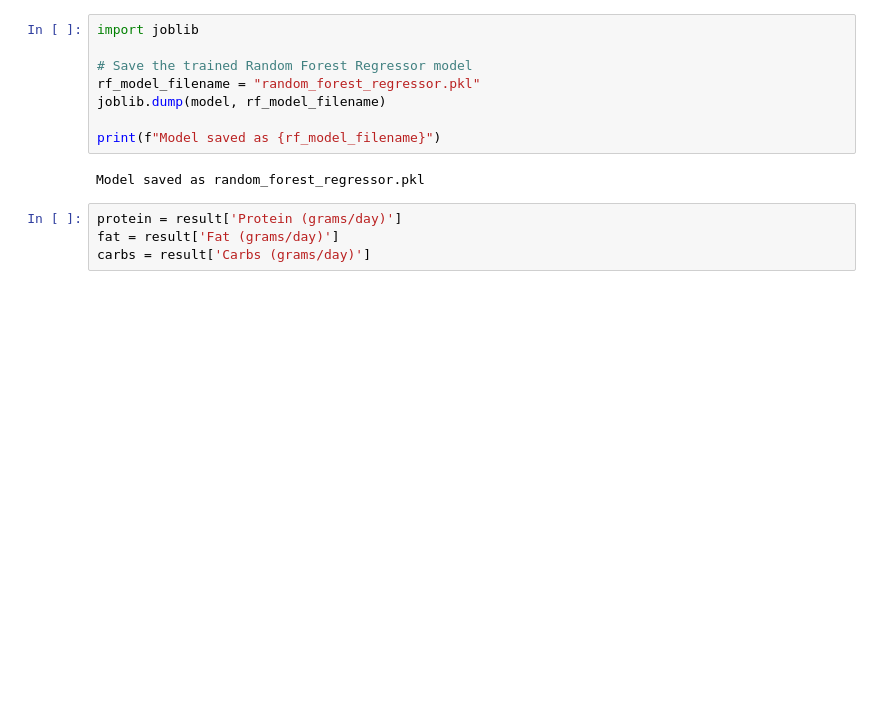
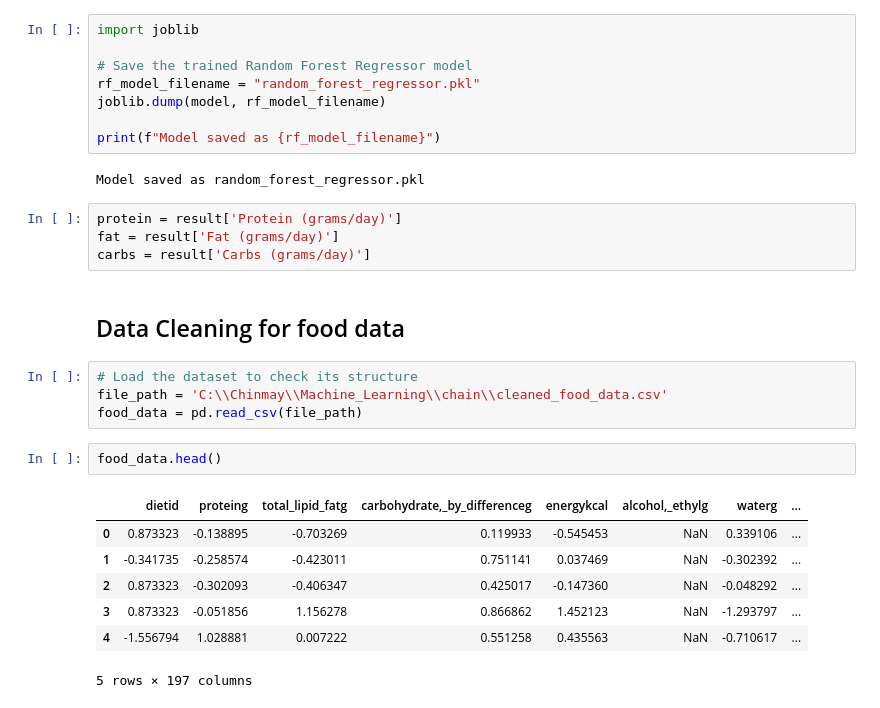
Before and after one commit to Anubhavkumarkanth/Dietbot_For_Athletes, a Jupyter notebook: maincode.ipynb, the cells around one changed output. Saved outputs shown, nothing was run; the diff lists cells and outputs as text; blank space fills up the shorter version.

Commit message:
Load and inspect the food data

```diff
--- a/maincode.ipynb
+++ b/maincode.ipynb
@@ -238,3 +238,19 @@ Model saved as random_forest_regressor.pkl
 protein = result['Protein (grams/day)']
 fat = result['Fat (grams/day)']
 carbs = result['Carbs (grams/day)']
+# %% [markdown]
+## Data Cleaning for food data
+# %%
+# Load the dataset to check its structure
+file_path = 'C:\\Chinmay\\Machine_Learning\\chain\\cleaned_food_data.csv'
+food_data = pd.read_csv(file_path)
+# %%
+food_data.head()
+# %% [output]
+|  | dietid | proteing | total_lipid_fatg | carbohydrate,_by_differenceg | energykcal | alcohol,_ethylg | waterg | ... |
+| 0 | 0.873323 | -0.138895 | -0.703269 | 0.119933 | -0.545453 | NaN | 0.339106 | ... |
+| 1 | -0.341735 | -0.258574 | -0.423011 | 0.751141 | 0.037469 | NaN | -0.302392 | ... |
+| 2 | 0.873323 | -0.302093 | -0.406347 | 0.425017 | -0.147360 | NaN | -0.048292 | ... |
+| 3 | 0.873323 | -0.051856 | 1.156278 | 0.866862 | 1.452123 | NaN | -1.293797 | ... |
+| 4 | -1.556794 | 1.028881 | 0.007222 | 0.551258 | 0.435563 | NaN | -0.710617 | ... |
+5 rows × 197 columns
```
Also changed, not shown: parts of 1 cell of this notebook.
